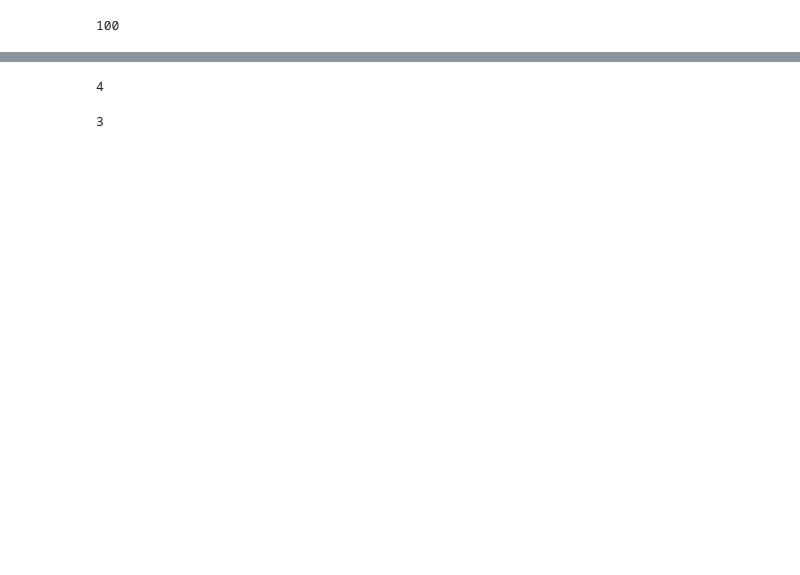
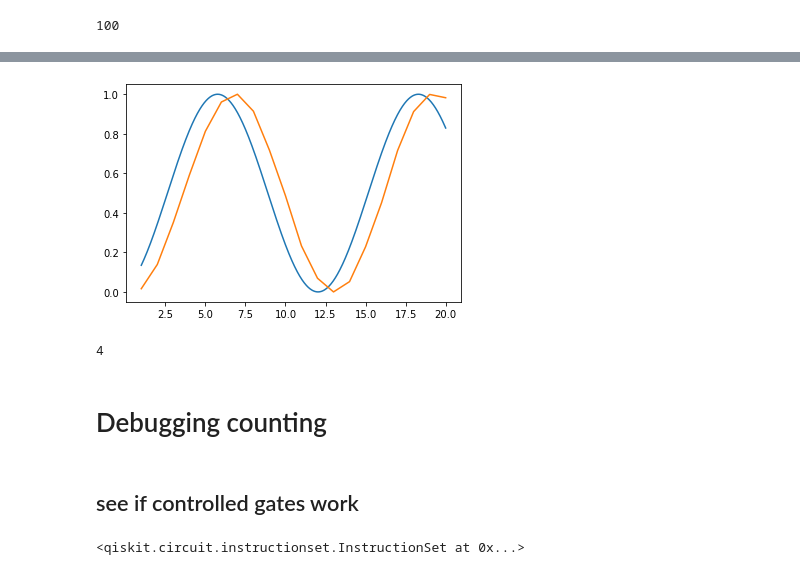
Before and after one commit to Fergus-Hayes/quantum-matched-filter, a Jupyter notebook: qiskit/debugging_script.ipynb, the cells around one changed output, grey strips where cells are left out. Cells and saved outputs as stored; diff of their text form; code cells hidden in the pictures; blank space fills up the shorter version.

```diff
--- a/qiskit/debugging_script.ipynb
+++ b/qiskit/debugging_script.ipynb
@@ -234 +245,13 @@ plt.show()
+# %%
+x=np.linspace(xdata[0],xdata[-1],1000)
+theta=np.arcsin(1/np.sqrt(2**n))
+y=np.sin(((2*x)+1)*theta)**2
+plt.plot(x,y)
+plt.plot(np.arange(1,itts+1),ydata)
+#so Grovers working fine
+plt.show()
+#print (y)
+#print(xdata)
+# %% [output]
+[figure, added]
 # %%
@@ -236,8 +259,28 @@ N_t = int(np.round((2**n)*np.sin(f*np.pi/itts)**2))
 print(N_t)
 # %% [output]
 4
-# %%
-opt_p = int(np.round((np.pi/4.)* np.sqrt((2**n)/N_t)))
-print(opt_p)
-# %% [output]
-3
+# %% [markdown]
+# Debugging counting
+# %% [markdown]
+## see if controlled gates work
+# %%
+#setting up
+n=2
+nanc=1
+a=n+nanc
+p=3
+data = QuantumRegister(n,'data')
+counting=QuantumRegister(p,'counting')
+templates=QuantumRegister(a,'templates')
+result=ClassicalRegister(n,'result')
+search_Circuit=QuantumCircuit(data,templates,counting,result)
+data_in=2
+data_in = binary_input(data_in,n=n)
+for i,binary in enumerate(data_in[::-1]):
+        if str(binary)=='1':
+            search_Circuit.x(data[i])
+search_Circuit.x(templates[n])
+search_Circuit.h(templates[0:a])
+search_Circuit.h(counting)
+# %% [output]
+<qiskit.circuit.instructionset.InstructionSet at 0x...>
```
Also changed, not shown: parts of 17 cells of this notebook.
